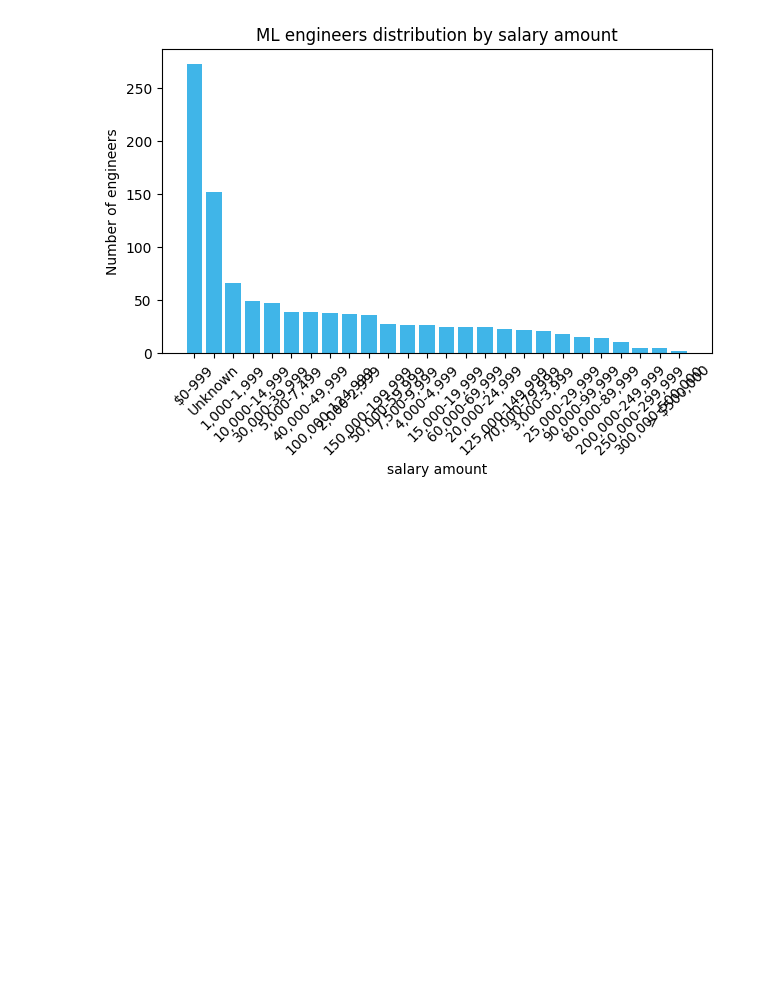
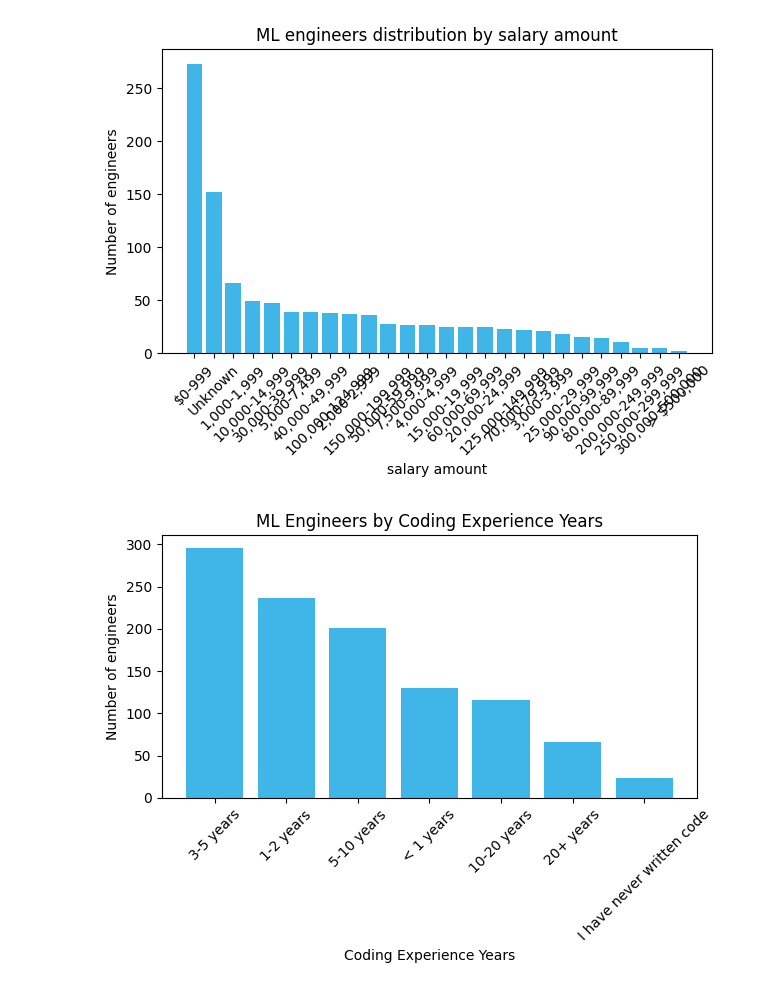
Before and after one commit to wh1skeyy/story-telling, a Jupyter notebook: EDA_MLE.ipynb, the cells around one changed output. Drawn from its saved outputs; the diff is of its cells as text; code cells hidden in the pictures; blank space fills up the shorter version.

```diff
--- a/EDA_MLE.ipynb
+++ b/EDA_MLE.ipynb
@@ -249,3 +249,7 @@ cavo(df, gcbp(df, "Q35_B",),xlabel= "Number of engineers wish to use it",ylabel=
 vvc(df, "Q24", "salary amount", "Number of engineers", title = "ML engineers distribution by salary amount")
 # %% [output]
 [figure]
+# %%
+vvc(df, "Q6", "Coding Experience Years", "Number of engineers", title = "ML Engineers by Coding Experience Years")
+# %% [output]
+[figure, added]
```
Also changed, not shown: parts of 3 cells of this notebook.
